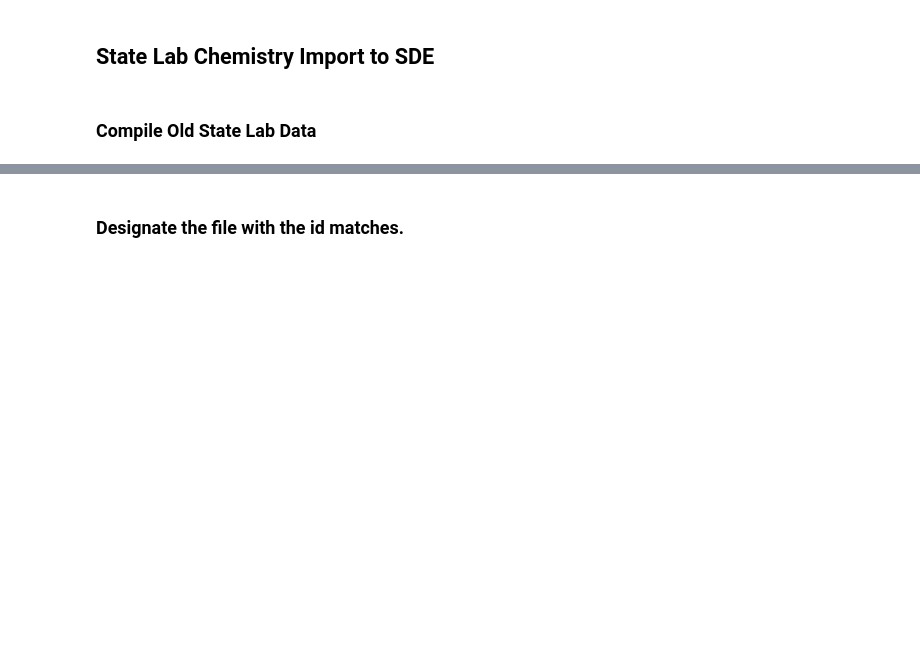
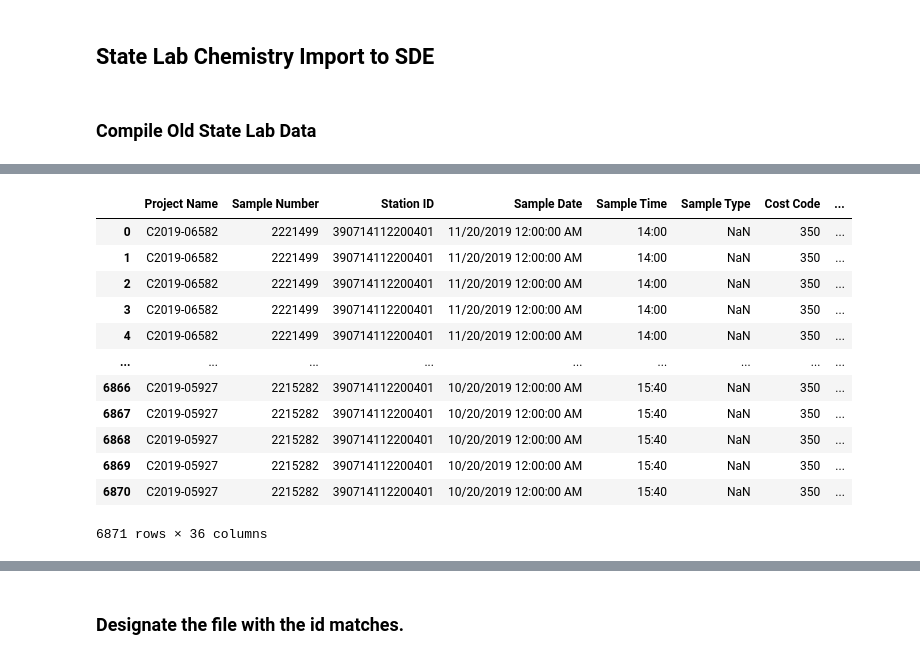
Before and after one commit to inkenbrandt/wqxsde, a Jupyter notebook: examples/Lab to SDE to WQX .ipynb, the cells around one changed output, grey strips where cells are left out. Saved outputs shown, nothing was run; the diff lists cells and outputs as text; code cells hidden in the pictures; blank space fills up the shorter version.

```diff
--- a/examples/Lab to SDE to WQX .ipynb
+++ b/examples/Lab to SDE to WQX .ipynb
@@ -532,0 +480,16 @@ epa_raw_data['ResultQualifier']
+# %%
+import glob
+import os
+dfs = {}
+cnt = 0
+for file in glob.glob("G:/Shared drives/UGS_Groundwater/Projects/NGWMN/Chemistry Data/StateLab/UTGS_EDD_2*.txt"):
+#    print(file)
+    fname = os.path.basename(file)[:-4]
+    if fname != 'UTGS_EDD_20161117':
+        dfs[fname] = pd.read_csv(file,sep='\t')
+        cntn = len(dfs[fname])
+        cnt += cntn
+        print(cnt)
+        #dfs[fname].columns = [i.strip().title() for i in dfs[fname].columns]
+        #dfs[fname] = dfs[fname].sort_index(axis=1)
+df = pd.concat(dfs,axis=0,ignore_index=True)
@@ -532,0 +525,24 @@ epa_raw_data['ResultQualifier']
+# %%
+import re
+
+for key, value in matches.items():
+    fd = key+f"|{value}"
+    df.loc[df['Sample Description'].str.contains(f'(?i){fd}'),'Station ID'] = value
+
+df#def findWholeWord(w):
+#    return re.compile(r'\b({0})\b'.format(w), flags=re.IGNORECASE).search
+#print(re.compile('(foo(.*?)bar)', flags=re.IGNORECASE).search('FOO da da BAR'))
+# %% [output]
+|  | Project Name | Sample Number | Station ID | Sample Date | Sample Time | Sample Type | Cost Code | ... |
+| 0 | C2019-06582 | 2221499 | 390714112200401 | 11/20/2019 12:00:00 AM | 14:00 | NaN | 350 | ... |
+| 1 | C2019-06582 | 2221499 | 390714112200401 | 11/20/2019 12:00:00 AM | 14:00 | NaN | 350 | ... |
+| 2 | C2019-06582 | 2221499 | 390714112200401 | 11/20/2019 12:00:00 AM | 14:00 | NaN | 350 | ... |
+| 3 | C2019-06582 | 2221499 | 390714112200401 | 11/20/2019 12:00:00 AM | 14:00 | NaN | 350 | ... |
+| 4 | C2019-06582 | 2221499 | 390714112200401 | 11/20/2019 12:00:00 AM | 14:00 | NaN | 350 | ... |
+| ... | ... | ... | ... | ... | ... | ... | ... | ... |
+| 6866 | C2019-05927 | 2215282 | 390714112200401 | 10/20/2019 12:00:00 AM | 15:40 | NaN | 350 | ... |
+| 6867 | C2019-05927 | 2215282 | 390714112200401 | 10/20/2019 12:00:00 AM | 15:40 | NaN | 350 | ... |
+| 6868 | C2019-05927 | 2215282 | 390714112200401 | 10/20/2019 12:00:00 AM | 15:40 | NaN | 350 | ... |
+| 6869 | C2019-05927 | 2215282 | 390714112200401 | 10/20/2019 12:00:00 AM | 15:40 | NaN | 350 | ... |
+| 6870 | C2019-05927 | 2215282 | 390714112200401 | 10/20/2019 12:00:00 AM | 15:40 | NaN | 350 | ... |
+6871 rows × 36 columns
```
Also changed, not shown: parts of 50 cells of this notebook, 8 other files.
